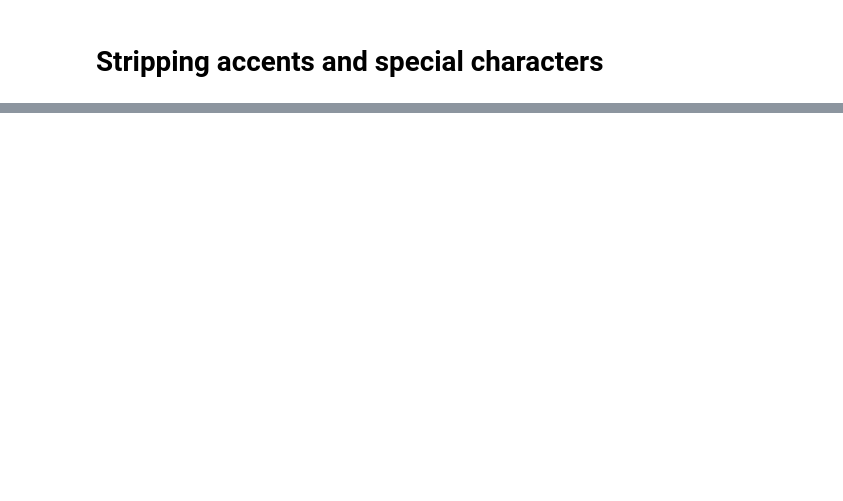
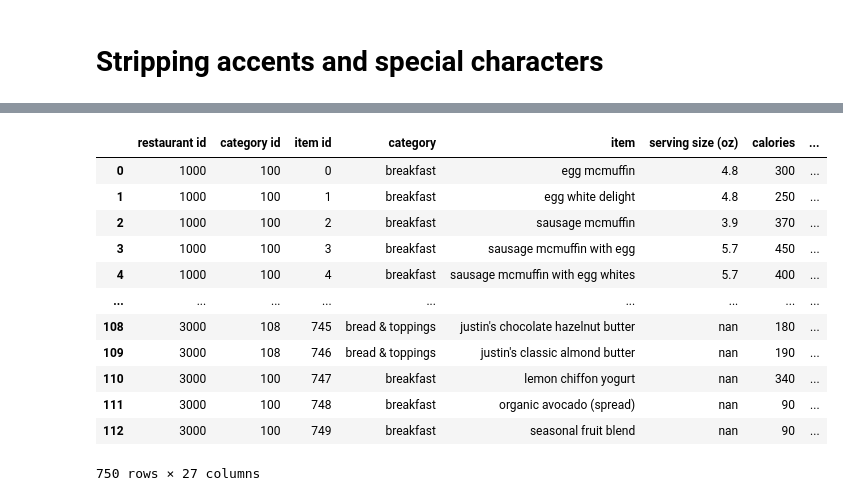
Before and after one commit to KManthey/Project_2, a Jupyter notebook: transformation.ipynb, the cells around one changed output, grey strips where cells are left out. Saved outputs shown, nothing was run; the diff lists cells and outputs as text; code cells hidden in the pictures; blank space fills up the shorter version.

```diff
--- a/transformation.ipynb
+++ b/transformation.ipynb
@@ -857,0 +854,24 @@ memory usage: 152.3+ KB
+# %%
+# Re-categorizing individual cases (changing relevant "other food" to "sandwich/wraps")
+combined_recat.loc[combined_recat['item id'] == 690, 'category'] = "beef & pork sandwich/wraps"
+combined_recat.loc[combined_recat['item id'] == 691, 'category'] = "veggie sandwich/wraps"
+combined_recat.loc[combined_recat['item id'] == 692, 'category'] = "veggie sandwich/wraps"
+combined_recat.loc[combined_recat['item id'] == 695, 'category'] = "beef & pork sandwich/wraps"
+combined_recat.loc[combined_recat['item id'] == 699, 'category'] = "poultry & fish sandwich/wraps"
+combined_recat.loc[combined_recat['item id'] == 700, 'category'] = "poultry & fish sandwich/wraps"
+combined_recat.loc[combined_recat['item id'] == 702, 'category'] = "poultry & fish sandwich/wraps"
+combined_recat.loc[combined_recat['item id'] == 703, 'category'] = "beef & pork sandwich/wraps"
+combined_recat.loc[combined_recat['item id'] == 704, 'category'] = "beef & pork sandwich/wraps"
+# %%
+# Re-categorizing individual cases (changing relevant "other food" to "salads")
+combined_recat.loc[combined_recat['item id'] == 693, 'category'] = "salads"
+combined_recat.loc[combined_recat['item id'] == 694, 'category'] = "salads"
+combined_recat.loc[combined_recat['item id'] == 697, 'category'] = "salads"
+combined_recat.loc[combined_recat['item id'] == 698, 'category'] = "salads"
+combined_recat.loc[combined_recat['item id'] == 701, 'category'] = "salads"
+combined_recat.loc[combined_recat['item id'] == 706, 'category'] = "salads"
+combined_recat.loc[combined_recat['item id'] == 707, 'category'] = "salads"
+# %%
+# Re-categorizing individual cases (changing relevant "other food" to "bread & toppings")
+combined_recat.loc[combined_recat['item id'] == 745, 'category'] = "bread & toppings"
+combined_recat.loc[combined_recat['item id'] == 746, 'category'] = "bread & toppings"
@@ -857,0 +910,4 @@ memory usage: 152.3+ KB
+# %%
+# Create the ID numbers for the categories
+
+category_dict = {category_name:category_id for category_name, category_id in list(zip(combined_recat.category.unique(), range(100, combined_recat.shape[0])))}
@@ -857,0 +927,18 @@ memory usage: 152.3+ KB
+# %%
+# Add the new Category IDs to the combined_recat
+combined_recat['category id'] = combined_recat['category'].map(category_dict)
+combined_recat
+# %% [output]
+|  | restaurant id | category id | item id | category | item | serving size (oz) | calories | ... |
+| 0 | 1000 | 100 | 0 | breakfast | egg mcmuffin | 4.8 | 300 | ... |
+| 1 | 1000 | 100 | 1 | breakfast | egg white delight | 4.8 | 250 | ... |
+| 2 | 1000 | 100 | 2 | breakfast | sausage mcmuffin | 3.9 | 370 | ... |
+| 3 | 1000 | 100 | 3 | breakfast | sausage mcmuffin with egg | 5.7 | 450 | ... |
+| 4 | 1000 | 100 | 4 | breakfast | sausage mcmuffin with egg whites | 5.7 | 400 | ... |
+| ... | ... | ... | ... | ... | ... | ... | ... | ... |
+| 108 | 3000 | 108 | 745 | bread & toppings | justin's chocolate hazelnut butter | nan | 180 | ... |
+| 109 | 3000 | 108 | 746 | bread & toppings | justin's classic almond butter | nan | 190 | ... |
+| 110 | 3000 | 100 | 747 | breakfast | lemon chiffon yogurt | nan | 340 | ... |
+| 111 | 3000 | 100 | 748 | breakfast | organic avocado (spread) | nan | 90 | ... |
+| 112 | 3000 | 100 | 749 | breakfast | seasonal fruit blend | nan | 90 | ... |
+750 rows × 27 columns
```
Also changed, not shown: parts of 65 cells of this notebook, 23 other files.
